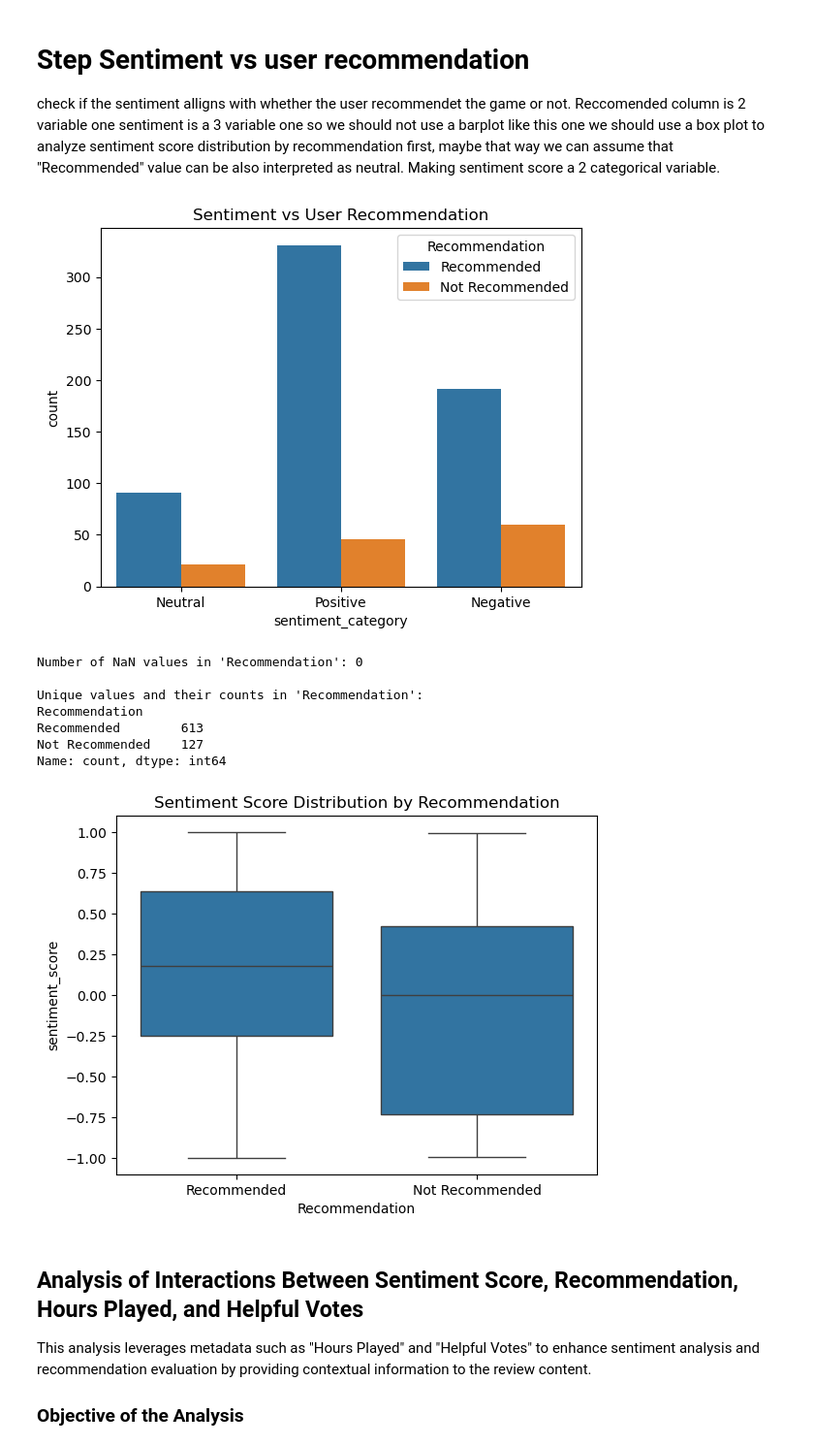
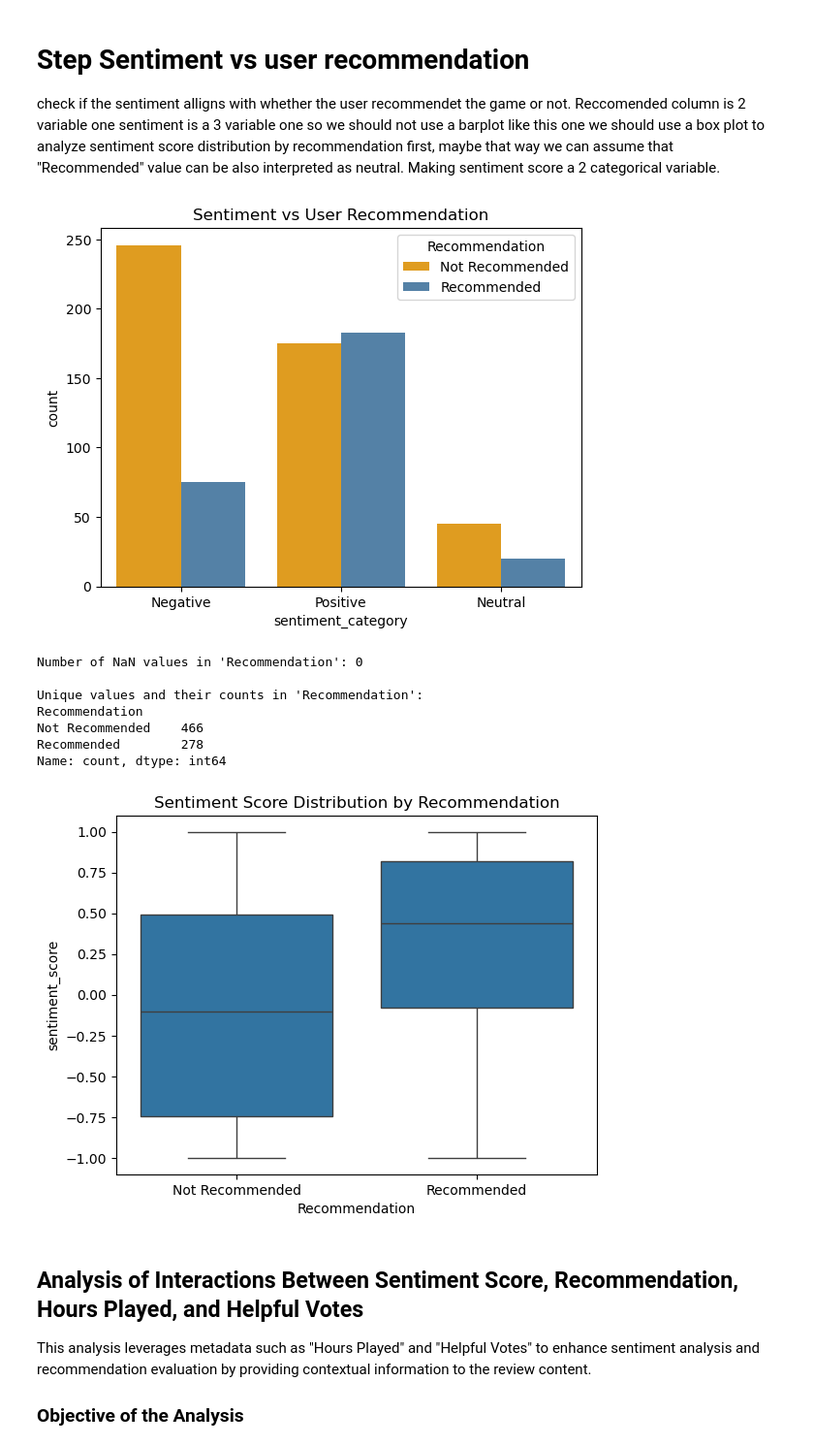
Before and after one commit to s193724/MINITRI_Project_2, a Jupyter notebook: PROJECT_PUBG.ipynb, the cells around one changed output. Shown at 97% size. Cells and saved outputs as stored; diff of their text form; code cells hidden in the pictures.

```diff
--- a/PROJECT_PUBG.ipynb
+++ b/PROJECT_PUBG.ipynb
@@ -521,7 +522,7 @@ Passing `palette` without assigning `hue` is deprecated and will be removed in v
 nltk.download('vader_lexicon')
 
 # --- Load data ---
-data = pd.read_csv("Counter_Strike_cleaned_processed_reviews.csv")
+data = pd.read_csv("PUBG_cleaned_processed_reviews.csv")
 data['Date'] = pd.to_datetime(data['Date'], errors='coerce')
 data = data.dropna(subset=['Processed_Review'])
 
@@ -590,0 +592,21 @@ compare_distributions(after_df['sentiment_score'], title="After Cutoff")
+# %%
+import pandas as pd
+import matplotlib.pyplot as plt
+import seaborn as sns
+
+# --- Extract year from Date ---
+data['Year'] = data['Date'].dt.year
+
+# --- Aggregate: mean sentiment per year ---
+yearly_sentiment = data.groupby('Year')['sentiment_score'].mean().reset_index()
+
+
+# --- Plot ---
+plt.figure(figsize=(10, 6))
+sns.lineplot(data=yearly_sentiment, x='Year', y='sentiment_score', marker='o')
+plt.title('Average Sentiment Score Over the Years')
+plt.xlabel('Year')
+plt.ylabel('Average Sentiment Score')
+plt.grid(True)
+plt.tight_layout()
+plt.show()
@@ -595,38 +619,39 @@ Reccomended column is 2 variable one sentiment is a 3 variable one so we should
 # %%
 # Compare VADER sentiment to user's recommendation
 import seaborn as sns
 import matplotlib.pyplot as plt
 
-sns.countplot(x='sentiment_category', hue='Recommendation', data=data)
+sns.countplot(x='sentiment_category', hue='Recommendation', data=data,
+              palette={'Recommended': 'steelblue', 'Not Recommended': 'orange'})
 plt.title('Sentiment vs User Recommendation')
 plt.show()
 
 
 # Check for NaN values
 nan_count = data['Recommendation'].isna().sum()
 print(f"Number of NaN values in 'Recommendation': {nan_count}")
 
 # Show unique values and their counts
 print("\nUnique values and their counts in 'Recommendation':")
 print(data['Recommendation'].value_counts(dropna=False))  # includes NaNs
 
 pd.crosstab(data['sentiment_category'], data['Recommendation'])
 import seaborn as sns
 import matplotlib.pyplot as plt
 
 sns.boxplot(data=data, x='Recommendation', y='sentiment_score')
 plt.title("Sentiment Score Distribution by Recommendation")
 plt.show()
 # %% [output]
-[figure, old version]
+[figure, new version]
 Number of NaN values in 'Recommendation': 0
 
 Unique values and their counts in 'Recommendation':
 Recommendation
-Recommended        613
-Not Recommended    127
+Not Recommended    466
+Recommended        278
 Name: count, dtype: int64
-[figure, old version]
+[figure, new version]
 # %% [markdown]
 ## **Analysis of Interactions Between Sentiment Score, Recommendation, Hours Played, and Helpful Votes**
 
```
Also changed, not shown: parts of 10 cells of this notebook, 13 other files.
